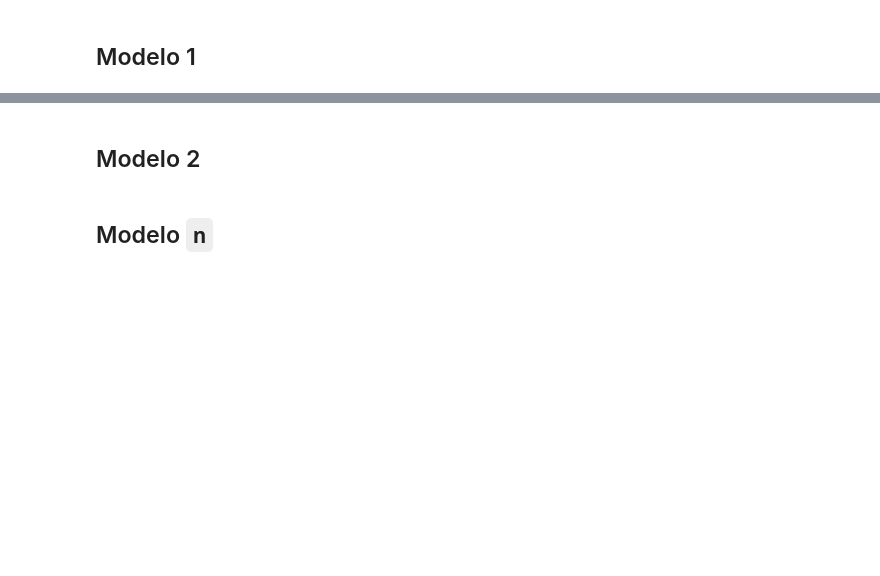
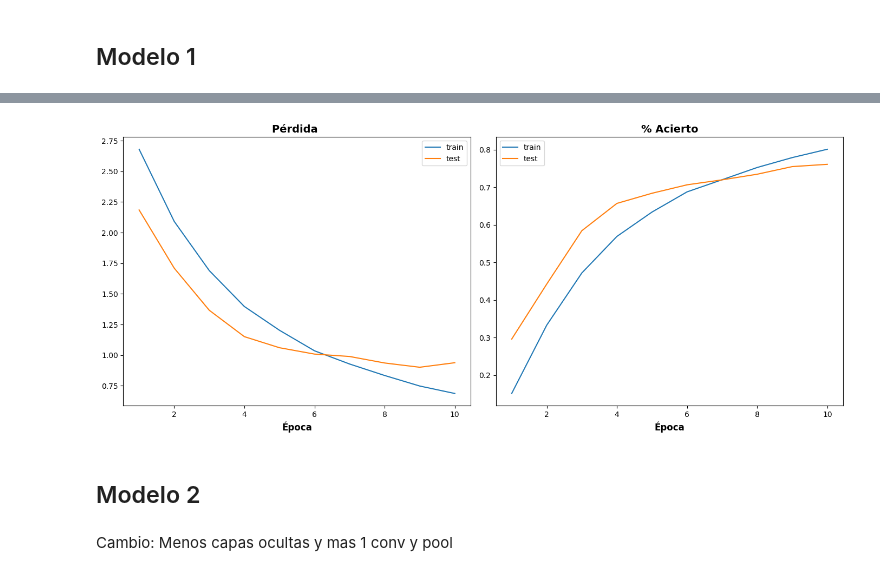
Before and after one commit to Nicolas-Nav/DeepLearning, a Jupyter notebook: DLY0100_Entrega_CNN_Equipo1.ipynb, the cells around one changed output, grey strips where cells are left out. Saved outputs shown, nothing was run; the diff lists cells and outputs as text; code cells hidden in the pictures; blank space fills up the shorter version.

Commit message:
Primera y segunda arquitectura y Uso de data augmentation

```diff
--- a/DLY0100_Entrega_CNN_Equipo1.ipynb
+++ b/DLY0100_Entrega_CNN_Equipo1.ipynb
@@ -321,0 +535,16 @@ Incluir acá los modelos con los cuales se va a trabajar
+# %%
+np.random.seed(29)
+tf.random.set_seed(29)
+
+PrimeraRed.compile(
+    loss='categorical_crossentropy',
+    optimizer='adam',
+    metrics=['accuracy']
+)
+
+hist = PrimeraRed.fit(
+    X_train, y_train,
+    batch_size=32,
+    epochs=10,
+    validation_data=(X_val,y_val)
+)
@@ -322,4 +572,26 @@ Incluir acá los modelos con los cuales se va a trabajar
+# %%
+fig, axs = plt.subplots(1, 2, figsize=(14, 6))
+epoca1 = range(1, len(hist.history['loss']) + 1)
+
+axs[0].plot(epoca1, hist.history['loss'], label="train")
+axs[0].plot(epoca1, hist.history['val_loss'], label="test")
+axs[0].set_title('Pérdida ', fontsize=14, fontweight="bold")
+axs[0].set_xlabel('Época', fontsize=12, fontweight="bold")
+axs[0].legend()
+
+# Graficar el % de acierto
+axs[1].plot(epoca1, hist.history['accuracy'], label="train")
+axs[1].plot(epoca1, hist.history['val_accuracy'], label="test")
+axs[1].set_title('% Acierto', fontsize=14, fontweight="bold")
+axs[1].set_xlabel('Época', fontsize=12, fontweight="bold")
+axs[1].legend()
+
+# Mostrar los gráficos
+plt.tight_layout()  # Ajusta el espaciado para que no se solapen los gráficos
+plt.show()
+# %% [output]
+[figure, added]
 # %% [markdown]
 ## Modelo 2
-# %% [markdown]
-## Modelo `n`
+# %% [markdown]
+Cambio: Menos capas ocultas y mas 1 conv y pool
```
Also changed, not shown: parts of 29 cells of this notebook.
